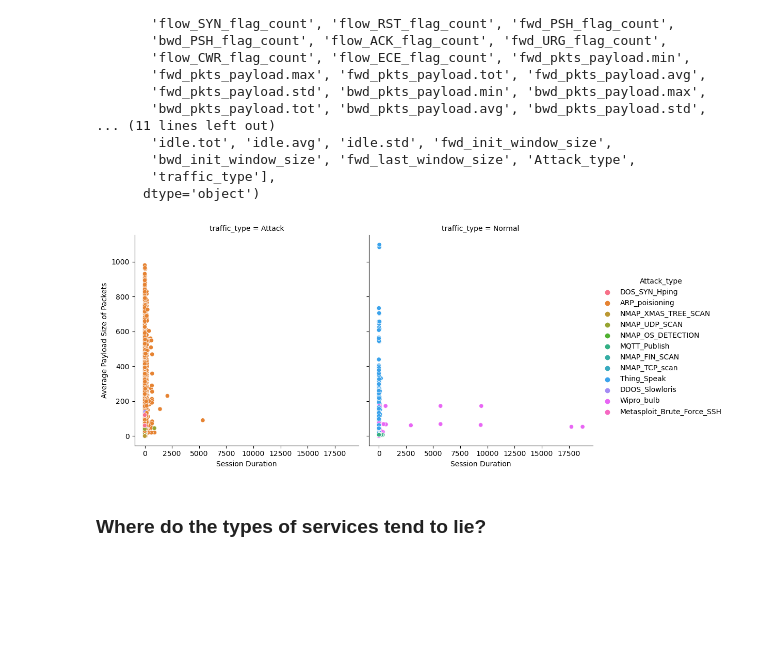
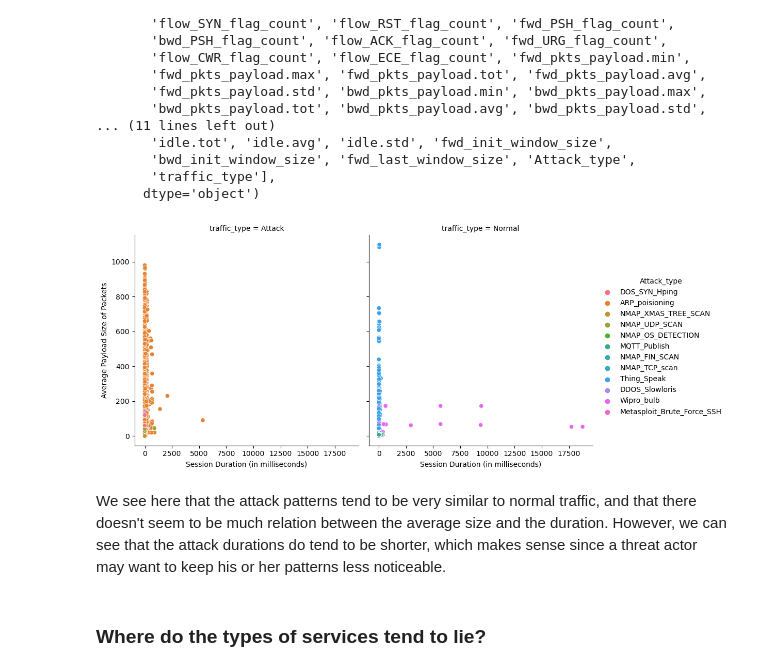
Before and after one commit to Michael-Nelson361/RT-IOT2022, a Jupyter notebook: explore.ipynb, the cells around one changed output. Drawn from its saved outputs; the diff is of its cells as text; code cells hidden in the pictures; blank space fills up the shorter version.

```diff
--- a/explore.ipynb
+++ b/explore.ipynb
@@ -55,15 +55,17 @@ Index(['id.orig_p', 'id.resp_p', 'proto', 'service', 'flow_duration',
 # %%
 sns.relplot(
     data=train,
     x='flow_duration',
     y='flow_pkts_payload.avg',
     hue='Attack_type',
     kind='scatter',
     col='traffic_type'
-).set_axis_labels("Session Duration", "Average Payload Size of Packets")
+).set_axis_labels("Session Duration (in milliseconds)", "Average Payload Size of Packets")
 
 plt.show()
 # %% [output]
-[figure, old version]
+[figure, new version]
+# %% [markdown]
+We see here that the attack patterns tend to be very similar to normal traffic, and that there doesn't seem to be much relation between the average size and the duration. However, we can see that the attack durations do tend to be shorter, which makes sense since a threat actor may want to keep his or her patterns less noticeable.
 # %% [markdown]
 ### Where do the types of services tend to lie?
```
Also changed, not shown: parts of 38 cells of this notebook, 1 other file.
